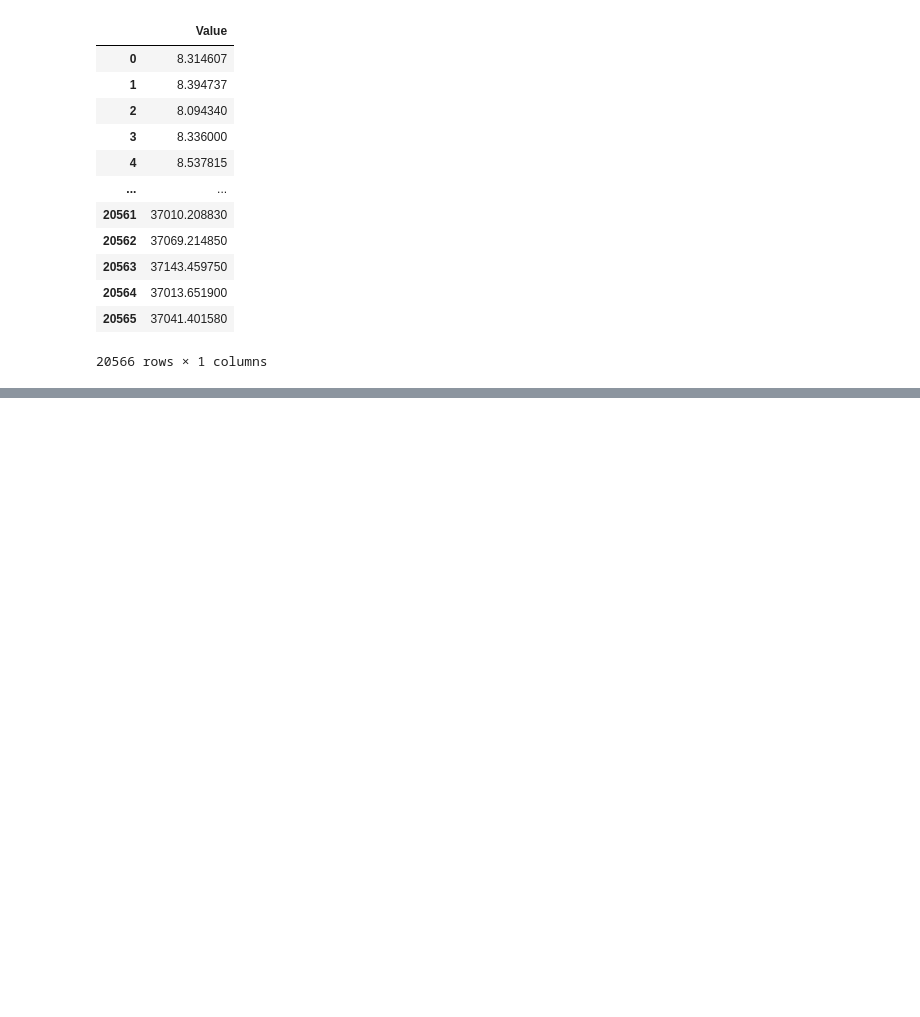
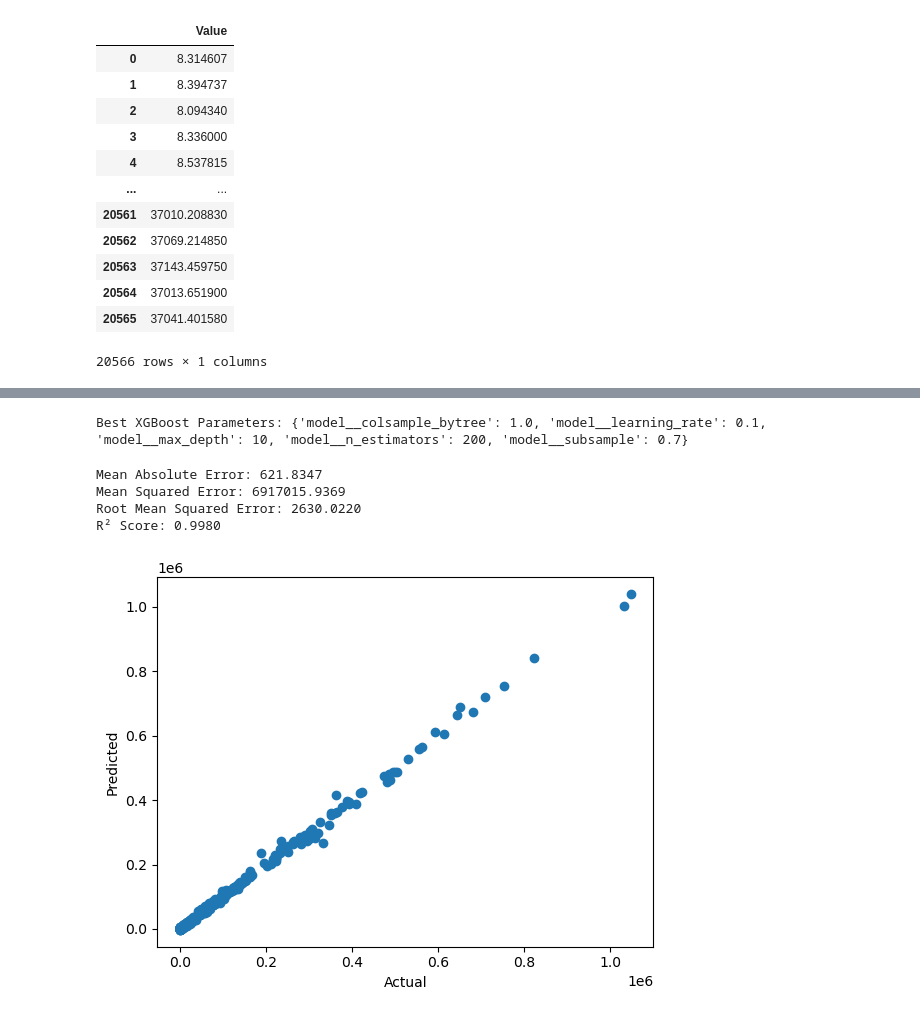
Before and after one commit to MichaelE11/Crop-Production, a Jupyter notebook: notebook/MODEL TRAINING.ipynb, the cells around one changed output, grey strips where cells are left out. Drawn from its saved outputs; the diff is of its cells as text; code cells hidden in the pictures; blank space fills up the shorter version.

Commit message:
revised model training

```diff
--- a/notebook/MODEL TRAINING.ipynb
+++ b/notebook/MODEL TRAINING.ipynb
@@ -435,0 +298,4 @@ pred_df
+# %%
+grid_search = GridSearchCV(pipeline, param_grid, cv=5, scoring='neg_mean_squared_error', n_jobs=-1)
+# %%
+grid_search.fit(X_train, y_train)
@@ -435,0 +320,9 @@ pred_df
+# %%
+best_xgb_model = grid_search.best_estimator_
+best_params = grid_search.best_params_
+
+print(f"Best XGBoost Parameters: {best_params}")
+# %% [output]
+Best XGBoost Parameters: {'model__colsample_bytree': 1.0, 'model__learning_rate': 0.1, 'model__max_depth': 10, 'model__n_estimators': 200, 'model__subsample': 0.7}
+# %%
+y_pred = best_xgb_model.predict(X_test)
@@ -435,0 +334,16 @@ pred_df
+# %%
+print(f"Mean Absolute Error: {mae:.4f}")
+print(f"Mean Squared Error: {mse:.4f}")
+print(f"Root Mean Squared Error: {rmse:.4f}")
+print(f"R² Score: {r2:.4f}")
+# %% [output]
+Mean Absolute Error: 621.8347
+Mean Squared Error: 6917015.9369
+Root Mean Squared Error: 2630.0220
+R² Score: 0.9980
+# %%
+plt.scatter(y_test,y_pred);
+plt.xlabel('Actual');
+plt.ylabel('Predicted');
+# %% [output]
+[figure, added]
```
Also changed, not shown: parts of 62 cells of this notebook, 6 other files.
